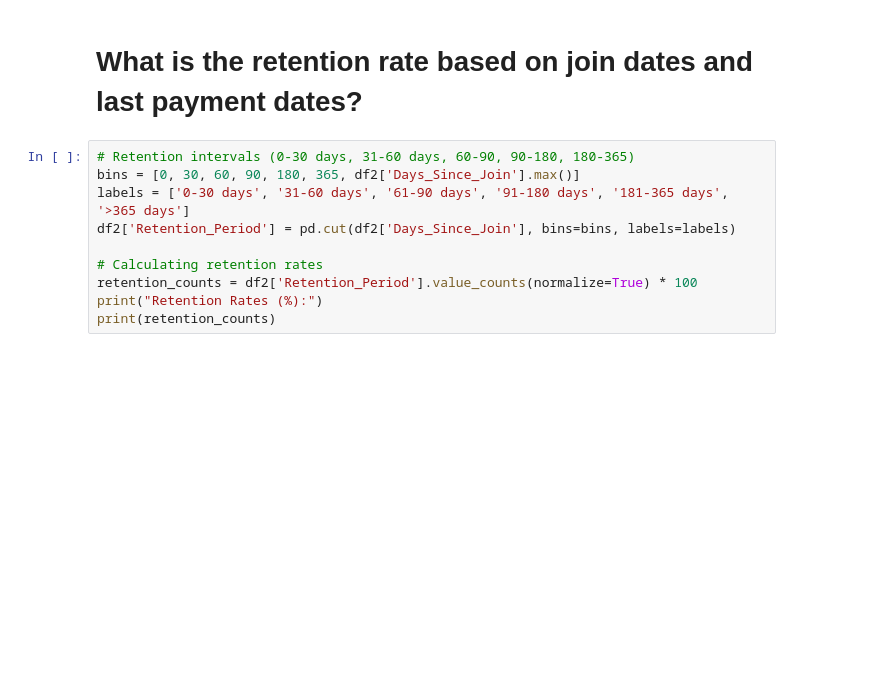
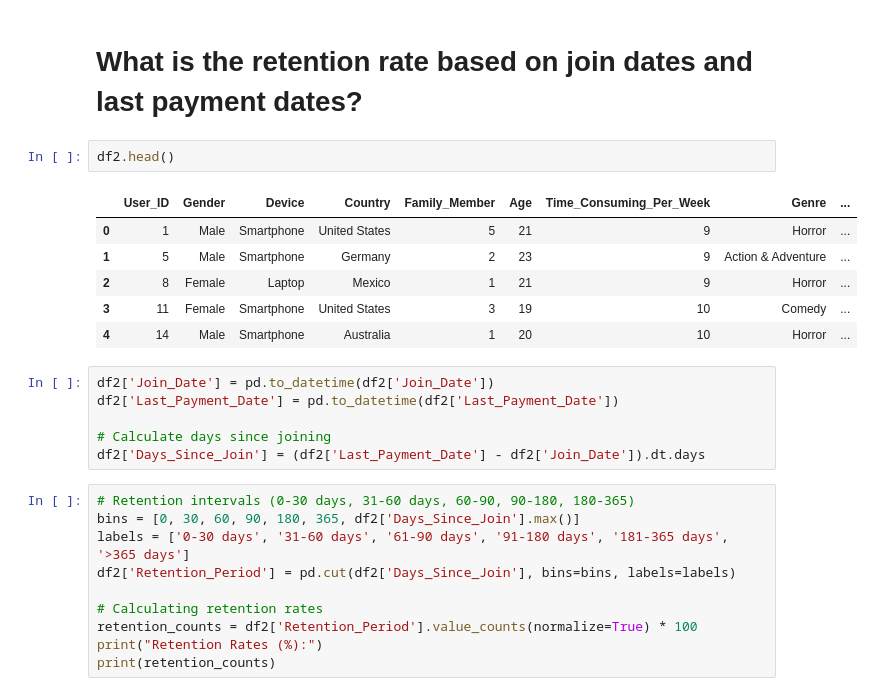
Before and after one commit to Dinarauz/Netflix-Project-Analysis, a Jupyter notebook: Netflix_project.ipynb, the cells around one changed output. Drawn from its saved outputs; the diff is of its cells as text; blank space fills up the shorter version.

```diff
--- a/Netflix_project.ipynb
+++ b/Netflix_project.ipynb
@@ -284,6 +284,21 @@ Users Who Renewed: 820
 Renewal Rate: 99.51%
 # %% [markdown]
 # **What is the retention rate based on join dates and last payment dates?**
+# %%
+df2.head()
+# %% [output]
+|  | User_ID | Gender | Device | Country | Family_Member | Age | Time_Consuming_Per_Week | Genre | ... |
+| 0 | 1 | Male | Smartphone | United States | 5 | 21 | 9 | Horror | ... |
+| 1 | 5 | Male | Smartphone | Germany | 2 | 23 | 9 | Action & Adventure | ... |
+| 2 | 8 | Female | Laptop | Mexico | 1 | 21 | 9 | Horror | ... |
+| 3 | 11 | Female | Smartphone | United States | 3 | 19 | 10 | Comedy | ... |
+| 4 | 14 | Male | Smartphone | Australia | 1 | 20 | 10 | Horror | ... |
+# %%
+df2['Join_Date'] = pd.to_datetime(df2['Join_Date'])
+df2['Last_Payment_Date'] = pd.to_datetime(df2['Last_Payment_Date'])
+
+# Calculate days since joining
+df2['Days_Since_Join'] = (df2['Last_Payment_Date'] - df2['Join_Date']).dt.days
 # %%
 # Retention intervals (0-30 days, 31-60 days, 60-90, 90-180, 180-365)
 bins = [0, 30, 60, 90, 180, 365, df2['Days_Since_Join'].max()]
```
Also changed, not shown: parts of 1 cell of this notebook.
